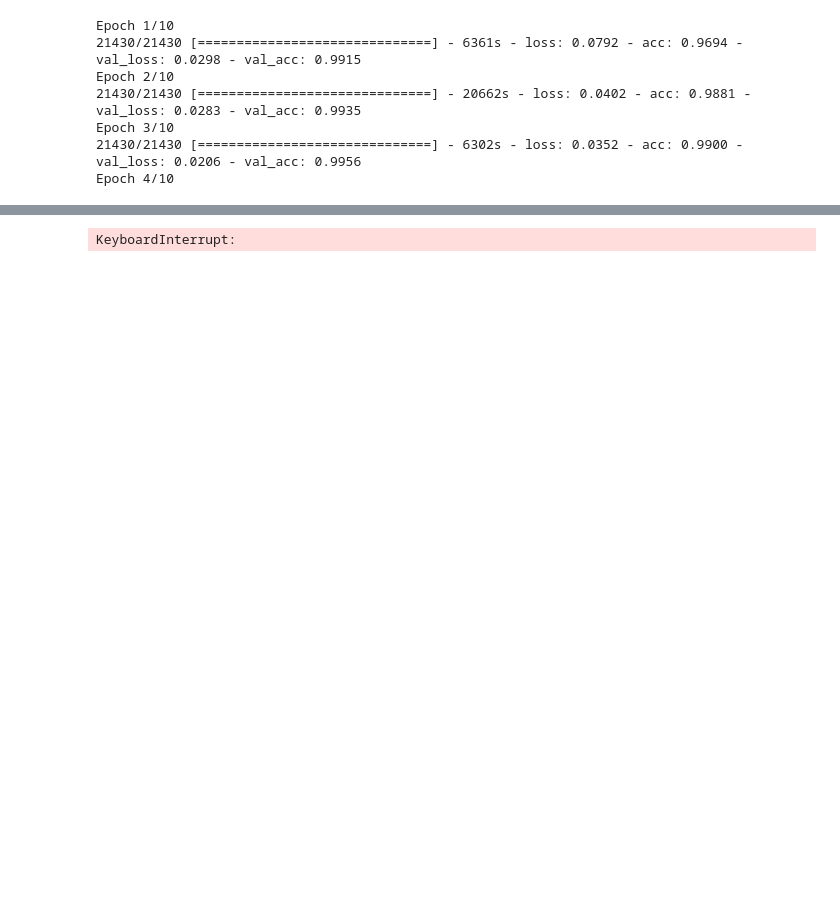
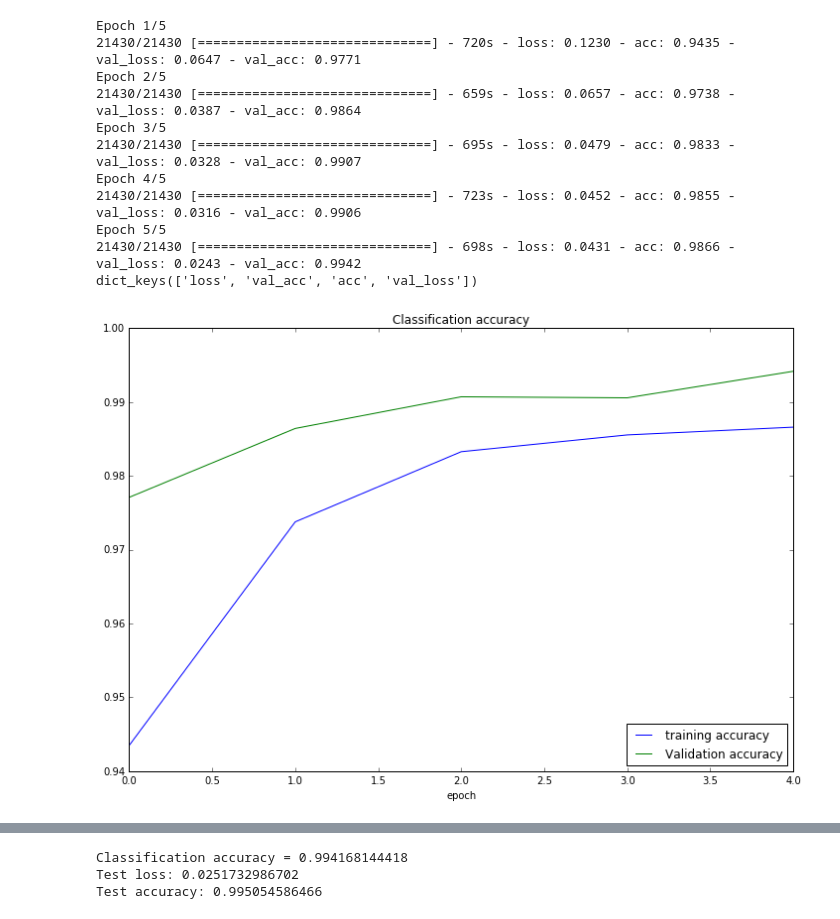
Before and after one commit to hareyakana/Script_For_TS_Keras, a Jupyter notebook: Combined_3input_type_CNN.ipynb, the cells around one changed output, grey strips where cells are left out. Saved outputs shown, nothing was run; the diff lists cells and outputs as text; code cells hidden in the pictures; blank space fills up the shorter version.

```diff
--- a/Combined_3input_type_CNN.ipynb
+++ b/Combined_3input_type_CNN.ipynb
@@ -167,10 +167,10 @@ print(next(test)[1].shape)
 def multiple_inputs():
     feeder_1d = Input(shape=(4096,))
     model1 = Reshape((4096,1),input_shape=(4096,))(feeder_1d)
-    model1 = Conv1D(64, kernel_size=64, strides=4)(model1)
+    model1 = Conv1D(64, kernel_size=16, strides=8,padding='same')(model1)
     model1 = MaxPooling1D(pool_size=2)(model1)
     model1 = Activation("relu")(model1)
-    model1 = Conv1D(16, kernel_size=16, strides=4)(model1)
+    model1 = Conv1D(32, kernel_size=16, strides=8,padding='same')(model1)
     model1 = MaxPooling1D(pool_size=2)(model1)
     model1 = Activation("relu")(model1)
     model1 = Flatten()(model1)
@@ -182,10 +182,10 @@ def multiple_inputs():
 
     feeder_2d = Input(shape=(128,128))
     model2 = Reshape((128,128,1),input_shape=(128,128))(feeder_2d)
-    model2 = Conv2D(64, kernel_size=64)(model2)
+    model2 = Conv2D(64, kernel_size=(8,8),strides=4,padding='same')(model2)
     model2 = MaxPooling2D(pool_size=2)(model2)
     model2 = Activation("relu")(model2)
-    model2 = Conv2D(16, kernel_size=16,strides=2)(model2)
+    model2 = Conv2D(32, kernel_size=(16,16),strides=4,padding='same')(model2)
     model2 = MaxPooling2D(pool_size=2)(model2)
     model2 = Activation("relu")(model2)
     model2 = Dropout(0.2)(model2)
@@ -244,39 +244,44 @@ train_gen = generator(0)
 val_gen = generator(1)
 test_gen = generator(2)
 
 steps_t = 21430
 steps_vt = 3062
 
-history = mult.fit_generator(train_gen,steps_per_epoch=steps_t, epochs=10, verbose=1, validation_data=val_gen,validation_steps=steps_vt)
+history = mult.fit_generator(train_gen,steps_per_epoch=steps_t, epochs=5, verbose=1, validation_data=val_gen,validation_steps=steps_vt)
 print(history.history.keys())
 plt.figure()
 plt.title("Classification accuracy")
 plt.xlabel("epoch")
 plt.plot(history.history['acc'],label="training accuracy")
 plt.plot(history.history['val_acc'],label="Validation accuracy")
 plt.legend(loc=4)
 plt.show()
 
 plt.figure()
 plt.title("Loss function")
 plt.xlabel("epoch")
 plt.plot(history.history['loss'],label="training loss")
 plt.plot(history.history['val_loss'],label="Validation loss")
 plt.legend()
 plt.show()
 
 print("Classification accuracy =",history.history['val_acc'][-1])
 
-mult.save("more_convolution_nodes.h5")
+mult.save("GPU_CNN.h5")
 
 score = mult.evaluate_generator(test_gen,steps=1531)
 print('Test loss:', score[0])
 print('Test accuracy:', score[1])
 # %% [output]
-Epoch 1/10
-21430/21430 [==============================] - 6361s - loss: 0.0792 - acc: 0.9694 - val_loss: 0.0298 - val_acc: 0.9915
-Epoch 2/10
-21430/21430 [==============================] - 20662s - loss: 0.0402 - acc: 0.9881 - val_loss: 0.0283 - val_acc: 0.9935
-Epoch 3/10
-21430/21430 [==============================] - 6302s - loss: 0.0352 - acc: 0.9900 - val_loss: 0.0206 - val_acc: 0.9956
-Epoch 4/10
+Epoch 1/5
+21430/21430 [==============================] - 720s - loss: 0.1230 - acc: 0.9435 - val_loss: 0.0647 - val_acc: 0.9771
+Epoch 2/5
+21430/21430 [==============================] - 659s - loss: 0.0657 - acc: 0.9738 - val_loss: 0.0387 - val_acc: 0.9864
+Epoch 3/5
+21430/21430 [==============================] - 695s - loss: 0.0479 - acc: 0.9833 - val_loss: 0.0328 - val_acc: 0.9907
+Epoch 4/5
+21430/21430 [==============================] - 723s - loss: 0.0452 - acc: 0.9855 - val_loss: 0.0316 - val_acc: 0.9906
+Epoch 5/5
+21430/21430 [==============================] - 698s - loss: 0.0431 - acc: 0.9866 - val_loss: 0.0243 - val_acc: 0.9942
+dict_keys(['loss', 'val_acc', 'acc', 'val_loss'])
+[figure, added]
@@ -283,3 +289,5 @@ Epoch 4/10
-KeyboardInterrupt:
+Classification accuracy = 0.994168144418
+Test loss: 0.0251732986702
+Test accuracy: 0.995054586466
 # %%
 mult.save("CNN_more_filter_longer_6000s_training.h5")
```
Also changed, not shown: parts of 4 cells of this notebook, 6 other files.
